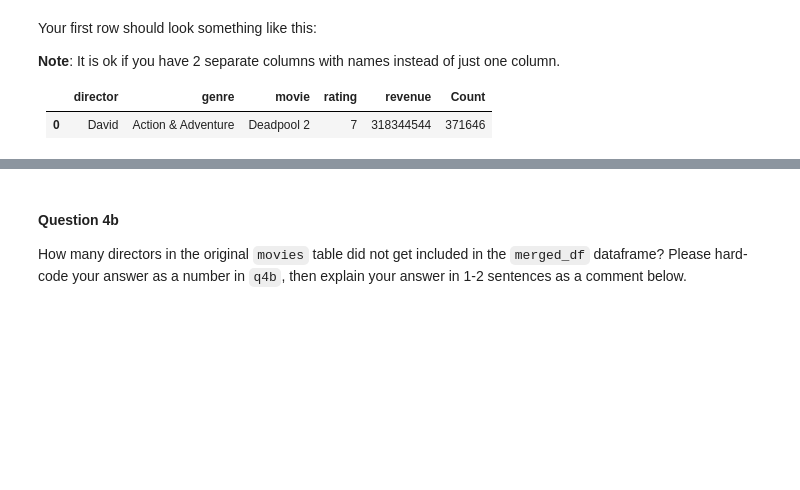
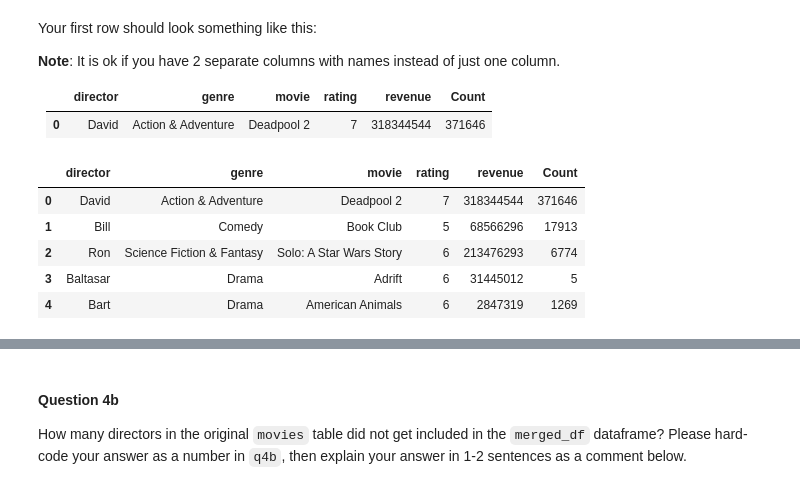
Before and after one commit to zhugeyicixin/DataSci200, a Jupyter notebook: disc/disc02/disc02.ipynb, the cells around one changed output, grey strips where cells are left out. Cells and saved outputs as stored; diff of their text form; code cells hidden in the pictures; blank space fills up the shorter version.

```diff
--- a/disc/disc02/disc02.ipynb
+++ b/disc/disc02/disc02.ipynb
@@ -61,14 +66,28 @@ def load_dataframe_from_zip(zf, f):
     with zf.open(f) as fh:
         return pd.read_csv(fh, header=None, names=column_labels)
 
-states = [
-    load_dataframe_from_zip(zf, f)
-    for f in sorted(zf.filelist, key=lambda x:x.filename)
-    if f.filename.endswith('.TXT')
-]
 
-baby_names = states[0]
-for state_df in states[1:]:
-    baby_names = pd.concat([baby_names, state_df])
+column_index = 0
+for f in sorted(zf.filelist, key=lambda x:x.filename):
+    if not f.filename.endswith('.TXT'):
+        continue
+    tmp_state = load_dataframe_from_zip(zf, f)
+    if column_index == 0:
+        baby_names = tmp_state
+    else:
+        baby_names = pd.concat([baby_names, tmp_state])
+    column_index += 1
+
+# states = [
+#     load_dataframe_from_zip(zf, f)
+#     for f in sorted(zf.filelist, key=lambda x:x.filename)
+#     if f.filename.endswith('.TXT')
+# ]
+
+# baby_names = states[0]
+# for state_df in states[1:]:
+#     baby_names = pd.concat([baby_names, state_df])
 baby_names = baby_names.reset_index().iloc[:, 1:]
 ca = baby_names[baby_names['State'] == 'CA']
+ca.head()
+baby_names.head()
@@ -160,5 +278,6 @@ BEGIN QUESTION
 name: q2c
 -->
 # %%
-count_for_names = ...
+count_for_names = ca.groupby('Name')['Count'].sum()
+count_for_names.head()
 count_for_names.sort_values(ascending=False)[:5]
@@ -314,2 +474,17 @@ merged_df.head()
+# %%
+df_count_for_names = count_for_names.to_frame()
+df_count_for_names.index.name = 'director'
+merged_df = pd.merge(movies, df_count_for_names, on=['director'])
+merged_df.head()
+
+# merged_df = pd.merge(movies, count_for_names.to_frame(), left_on='director', right_index=True) # SOLUTION
+# merged_df.head()
+# %% [output]
+|  | director | genre | movie | rating | revenue | Count |
+| 0 | David | Action & Adventure | Deadpool 2 | 7 | 318344544 | 371646 |
+| 1 | Bill | Comedy | Book Club | 5 | 68566296 | 17913 |
+| 2 | Ron | Science Fiction & Fantasy | Solo: A Star Wars Story | 6 | 213476293 | 6774 |
+| 3 | Baltasar | Drama | Adrift | 6 | 31445012 | 5 |
+| 4 | Bart | Drama | American Animals | 6 | 2847319 | 1269 |
 # %%
 ok.grade("q4a");
```
Also changed, not shown: parts of 27 cells of this notebook.
